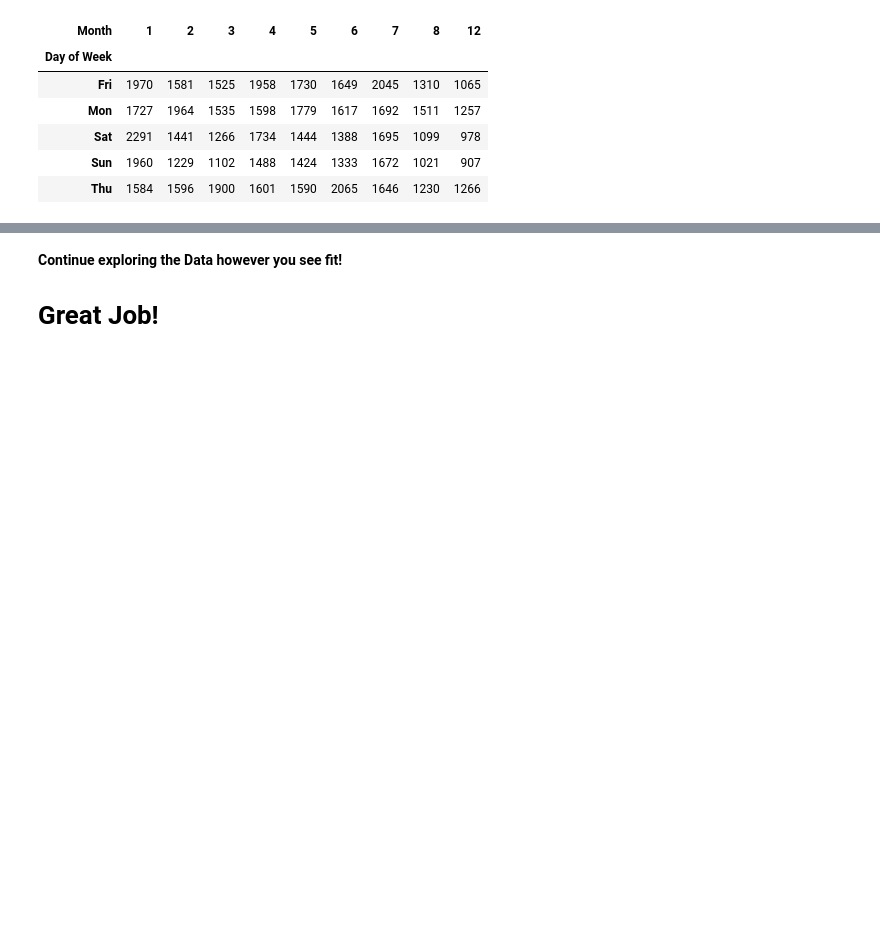
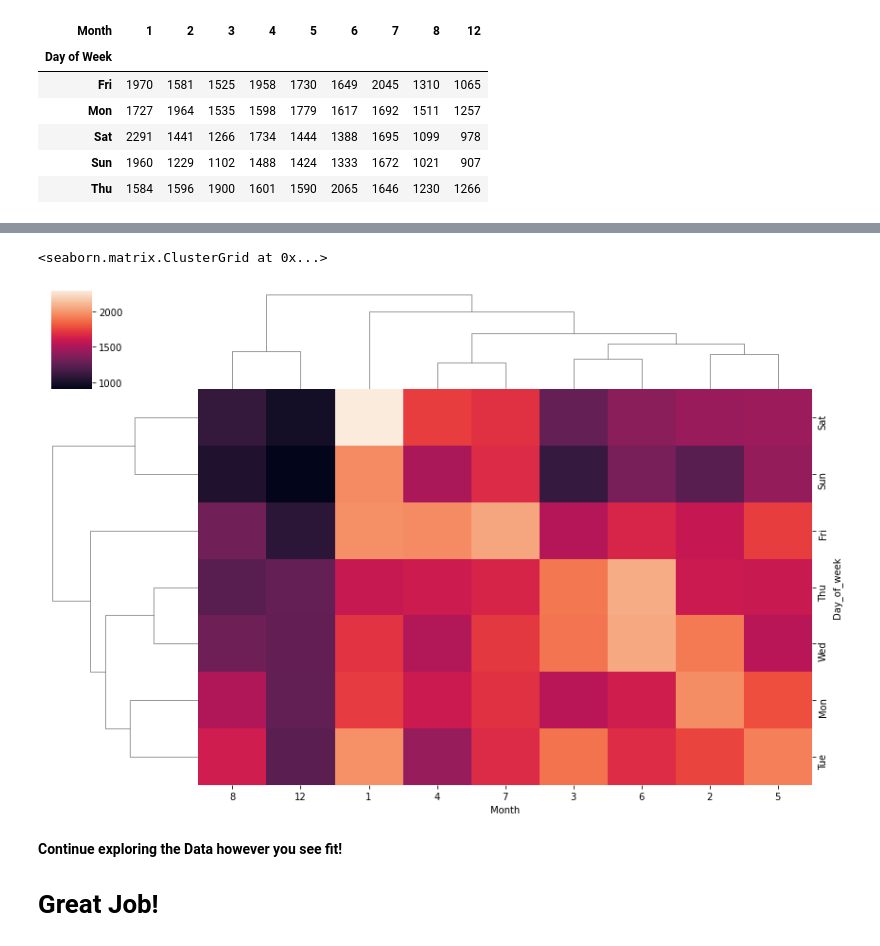
Before and after one commit to LukaszBijak/Python, a Jupyter notebook: Python for Data Science and Machine Learning/01-911 Calls Data Capstone Project.ipynb, the cells around one changed output, grey strips where cells are left out. Drawn from its saved outputs; the diff is of its cells as text; code cells hidden in the pictures; blank space fills up the shorter version.

```diff
--- a/Python for Data Science and Machine Learning/01-911 Calls Data Capstone Project.ipynb
+++ b/Python for Data Science and Machine Learning/01-911 Calls Data Capstone Project.ipynb
@@ -364,3 +375,8 @@ sns.clustermap(df2, figsize=(30,8)
+# %%
+sns.clustermap(df2, figsize=(12,8))
+# %% [output]
+<seaborn.matrix.ClusterGrid at 0x...>
+[figure, added]
 # %% [markdown]
 **Continue exploring the Data however you see fit!**
 # Great Job!
```
Also changed, not shown: parts of 6 cells of this notebook, 2 other files.
